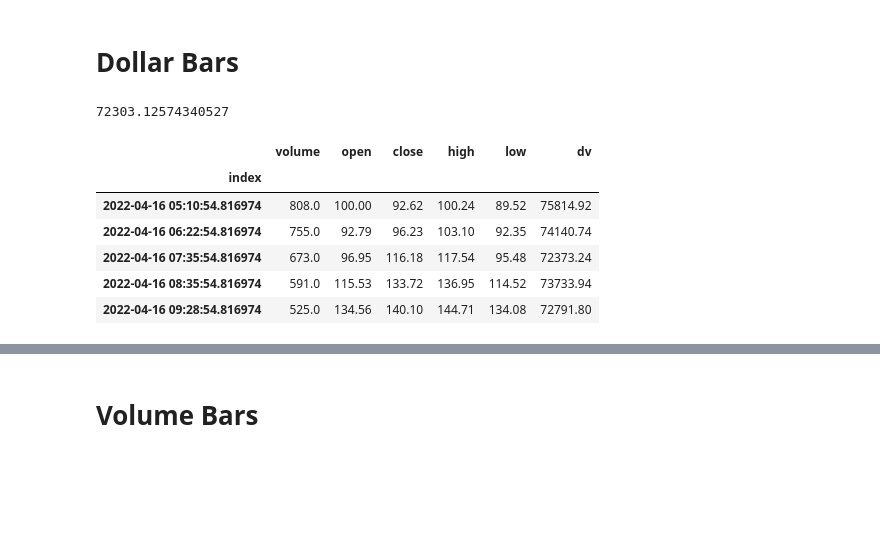
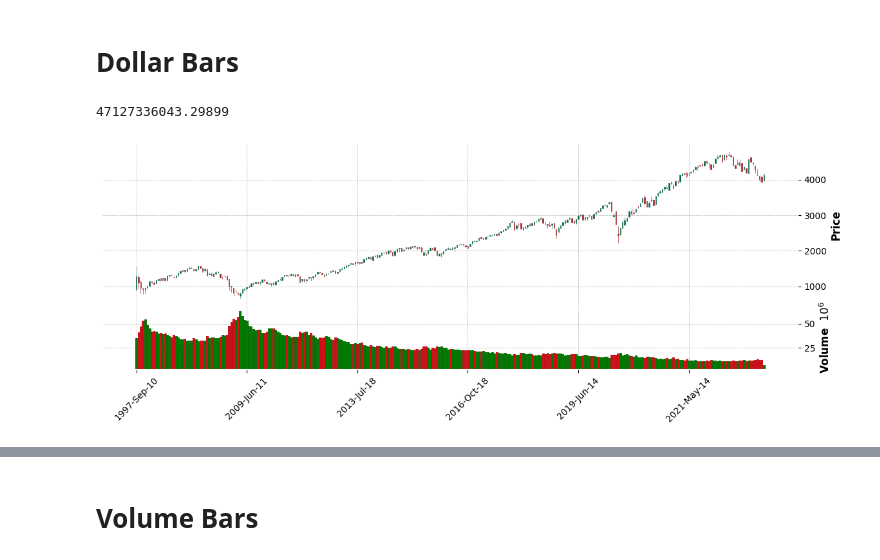
Before and after one commit to maxgao18/AFML, a Jupyter notebook: 2.1.ipynb, the cells around one changed output, grey strips where cells are left out. Cells and saved outputs as stored; diff of their text form; code cells hidden in the pictures; blank space fills up the shorter version.

```diff
--- a/2.1.ipynb
+++ b/2.1.ipynb
@@ -57,20 +44,14 @@ mplf.plot(tick_bars, type="candle", style="charles", figsize=(15, 5), volume=Tru
 # %% [markdown]
 # Dollar Bars
 # %%
-data["dv"] = data["close"] * data["volume"]
+data["dv"] = data["Close"] * data["Volume"]
 # %%
-mean_hourly_dv = np.mean(data.resample("H")["dv"].sum())
-mean_hourly_dv
+mean_monthly_dv = np.mean(data.resample("M")["dv"].sum())
+mean_monthly_dv
 # %% [output]
-72303.12574340527
+47127336043.29899
 # %%
-dv_bars = bars.create_dollar_volume_bars(data, mean_hourly_dv)
-dv_bars.head()
+dv_bars = bars.create_dollar_volume_bars(data, mean_monthly_dv)
+mplf.plot(dv_bars, type="candle", style="charles", figsize=(15, 5), volume=True)
 # %% [output]
-|  | volume | open | close | high | low | dv |
-| index |  |  |  |  |  |  |
-| 2022-04-16 05:10:54.816974 | 808.0 | 100.00 | 92.62 | 100.24 | 89.52 | 75814.92 |
-| 2022-04-16 06:22:54.816974 | 755.0 | 92.79 | 96.23 | 103.10 | 92.35 | 74140.74 |
-| 2022-04-16 07:35:54.816974 | 673.0 | 96.95 | 116.18 | 117.54 | 95.48 | 72373.24 |
-| 2022-04-16 08:35:54.816974 | 591.0 | 115.53 | 133.72 | 136.95 | 114.52 | 73733.94 |
-| 2022-04-16 09:28:54.816974 | 525.0 | 134.56 | 140.10 | 144.71 | 134.08 | 72791.80 |
+[figure, added]
```
Also changed, not shown: parts of 12 cells of this notebook, 14 other files.
